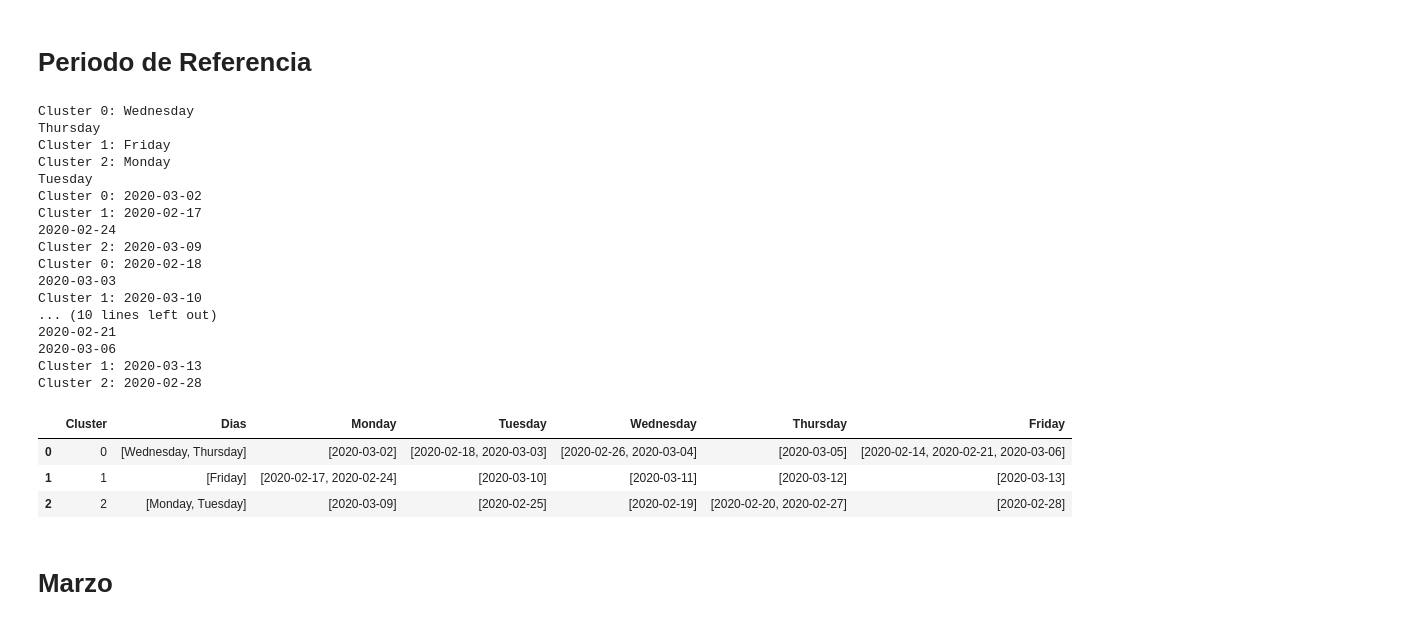
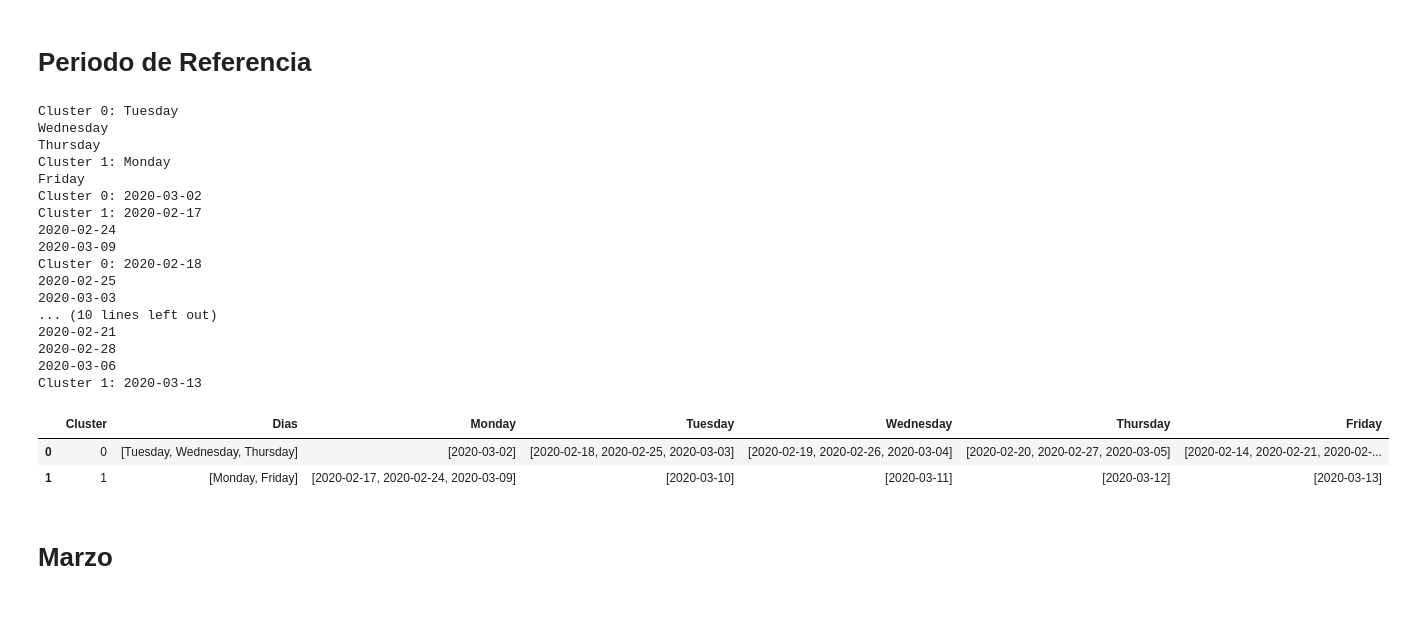
Before and after one commit to Jhonvalencia77/4to_avance, a Jupyter notebook: Clustering.ipynb, the cells around one changed output. Cells and saved outputs as stored; diff of their text form; code cells hidden in the pictures.

```diff
--- a/Clustering.ipynb
+++ b/Clustering.ipynb
@@ -212,7 +333,7 @@ PeriodoRef = Monday_1[['Fecha','Monday','Tuesday','Wednesday','Thursday','Friday
 PeriodoRef.set_index('Fecha',inplace=True)
 PeriodoRef.head()
 
-kmeans = KMeans(n_clusters=3, random_state=42)
+kmeans = KMeans(n_clusters=2, random_state=42)
 kmeans.fit(PeriodoRef.T);
 
 clusters = {}
@@ -236,7 +357,7 @@ Table_Monday_1 = pd.pivot_table(Monday_1, values=['2807913-2807903'], index=["Ho
 Table_Monday_1.columns =[str(s2) for (s1,s2) in Table_Monday_1.columns.tolist()]
 Table_Monday_1.tail()
 
-kmeans = KMeans(n_clusters=3, random_state=42)
+kmeans = KMeans(n_clusters=2, random_state=42)
 kmeans.fit(Table_Monday_1.T);
 
 clusters = {}
@@ -262,7 +383,7 @@ Table_Tuesday_1 = pd.pivot_table(Tuesday_1, values=['2807913-2807903'], index=["
 Table_Tuesday_1.columns =[str(s2) for (s1,s2) in Table_Tuesday_1.columns.tolist()]
 Table_Tuesday_1.tail()
 
-kmeans = KMeans(n_clusters=3, random_state=42)
+kmeans = KMeans(n_clusters=2, random_state=42)
 kmeans.fit(Table_Tuesday_1.T);
 
 clusters = {}
@@ -288,7 +409,7 @@ Table_Wednesday_1 = pd.pivot_table(Wednesday_1, values=['2807913-2807903'], inde
 Table_Wednesday_1.columns =[str(s2) for (s1,s2) in Table_Wednesday_1.columns.tolist()]
 Table_Wednesday_1.tail()
 
-kmeans = KMeans(n_clusters=3, random_state=42)
+kmeans = KMeans(n_clusters=2, random_state=42)
 kmeans.fit(Table_Wednesday_1.T);
 
 clusters = {}
@@ -314,7 +435,7 @@ Table_Thursday_1 = pd.pivot_table(Thursday_1, values=['2807913-2807903'], index=
 Table_Thursday_1.columns =[str(s2) for (s1,s2) in Table_Thursday_1.columns.tolist()]
 Table_Thursday_1.tail()
 
-kmeans = KMeans(n_clusters=3, random_state=42)
+kmeans = KMeans(n_clusters=2, random_state=42)
 kmeans.fit(Table_Thursday_1.T);
 
 clusters = {}
@@ -340,49 +461,48 @@ Table_Friday_1 = pd.pivot_table(Friday_1, values=['2807913-2807903'], index=["Ho
 Table_Friday_1.columns =[str(s2) for (s1,s2) in Table_Friday_1.columns.tolist()]
 Table_Friday_1.tail()
 
-kmeans = KMeans(n_clusters=3, random_state=42)
+kmeans = KMeans(n_clusters=2, random_state=42)
 kmeans.fit(Table_Friday_1.T);
 
 clusters = {}
 for l in np.unique(kmeans.labels_):
     clusters[l] = []
 
 for i,l in enumerate(kmeans.predict(Table_Friday_1.T)):
     clusters[l].append(Table_Friday_1.columns[i])
 
 for c in sorted(clusters):
     print('Cluster ' + str(c) + ': ', end='')
     for symbol in clusters[c]:
         print(symbol)
     #print()
     #print()
 
 Table_cluster_1 = pd.DataFrame([[key, clusters[key]] for key in clusters.keys()], columns=['Cluster', 'Fecha'])
 Table_cluster['Friday'] = Table_cluster_1['Fecha']
 cluster_1 = Table_cluster
 cluster_1
 # %% [output]
-Cluster 0: Wednesday
+Cluster 0: Tuesday
+Wednesday
 Thursday
-Cluster 1: Friday
-Cluster 2: Monday
-Tuesday
+Cluster 1: Monday
+Friday
 Cluster 0: 2020-03-02
 Cluster 1: 2020-02-17
 2020-02-24
-Cluster 2: 2020-03-09
+2020-03-09
 Cluster 0: 2020-02-18
+2020-02-25
 2020-03-03
-Cluster 1: 2020-03-10
 ... (10 lines left out)
 2020-02-21
+2020-02-28
 2020-03-06
 Cluster 1: 2020-03-13
-Cluster 2: 2020-02-28
 |  | Cluster | Dias | Monday | Tuesday | Wednesday | Thursday | Friday |
-| 0 | 0 | [Wednesday, Thursday] | [2020-03-02] | [2020-02-18, 2020-03-03] | [2020-02-26, 2020-03-04] | [2020-03-05] | [2020-02-14, 2020-02-21, 2020-03-06] |
-| 1 | 1 | [Friday] | [2020-02-17, 2020-02-24] | [2020-03-10] | [2020-03-11] | [2020-03-12] | [2020-03-13] |
-| 2 | 2 | [Monday, Tuesday] | [2020-03-09] | [2020-02-25] | [2020-02-19] | [2020-02-20, 2020-02-27] | [2020-02-28] |
+| 0 | 0 | [Tuesday, Wednesday, Thursday] | [2020-03-02] | [2020-02-18, 2020-02-25, 2020-03-03] | [2020-02-19, 2020-02-26, 2020-03-04] | [2020-02-20, 2020-02-27, 2020-03-05] | [2020-02-14, 2020-02-21, 2020-02-... |
+| 1 | 1 | [Monday, Friday] | [2020-02-17, 2020-02-24, 2020-03-09] | [2020-03-10] | [2020-03-11] | [2020-03-12] | [2020-03-13] |
 # %% [markdown]
 # Marzo
 # %%
```
Also changed, not shown: parts of 30 cells of this notebook.
